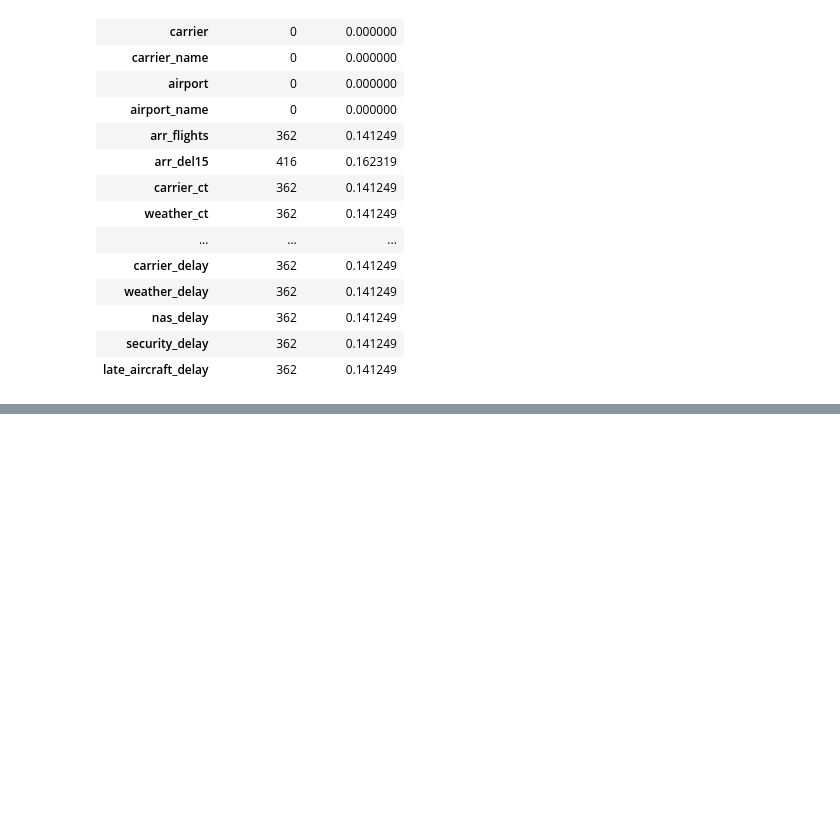
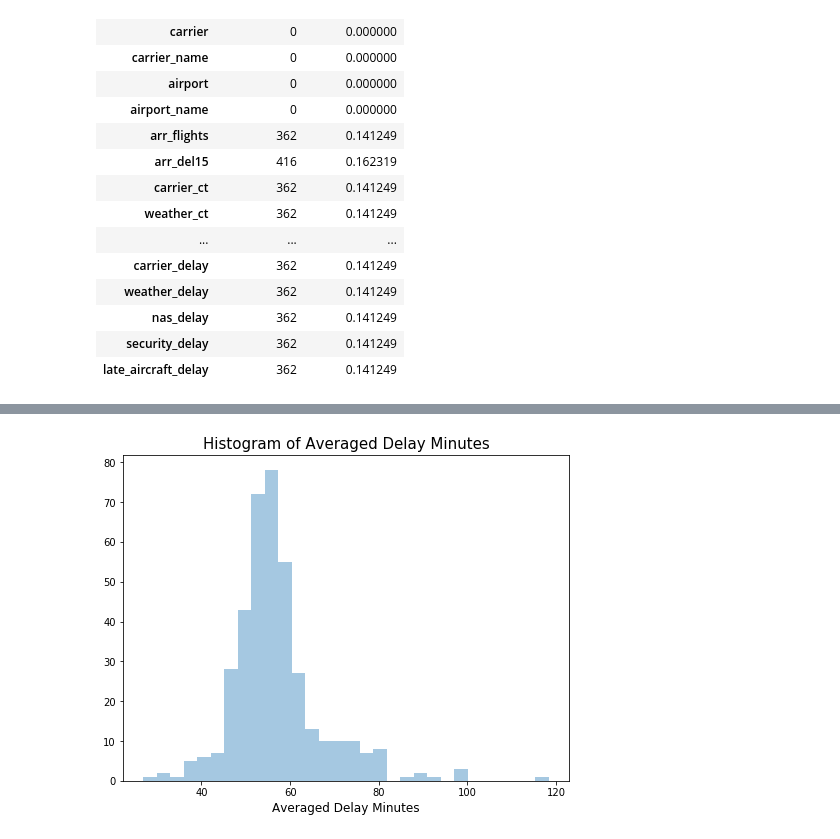
Before and after one commit to dongzhang84/Flight_delay, a Jupyter notebook: Flight_Delay_ML.ipynb, the cells around one changed output, grey strips where cells are left out. Drawn from its saved outputs; the diff is of its cells as text; code cells hidden in the pictures; blank space fills up the shorter version.

```diff
--- a/Flight_Delay_ML.ipynb
+++ b/Flight_Delay_ML.ipynb
@@ -163,0 +193,16 @@ map.drawstates(color='0.3')
+# %%
+data_temp = data.groupby('airport', as_index=False).agg({'arr_delay': 'sum'})
+count_delays['delay_min']=data_temp['arr_delay']/count_delays['arr_del15']
+#count_delays['arr_del15']
+#data_temp['arr_delay']
+#count_delays
+
+count_delays = count_delays[count_delays['delay_min'] < 120.0]
+
+fig, ax = plt.subplots(figsize=(8, 6))
+ax = sns.distplot(count_delays['delay_min'],bins=30,kde=False)
+ax.set_title('Histogram of Averaged Delay Minutes',size='15')
+ax.set_xlabel('Averaged Delay Minutes',size='12')
+plt.show()
+# %% [output]
+[figure, added]
```
Also changed, not shown: parts of 7 cells of this notebook.
